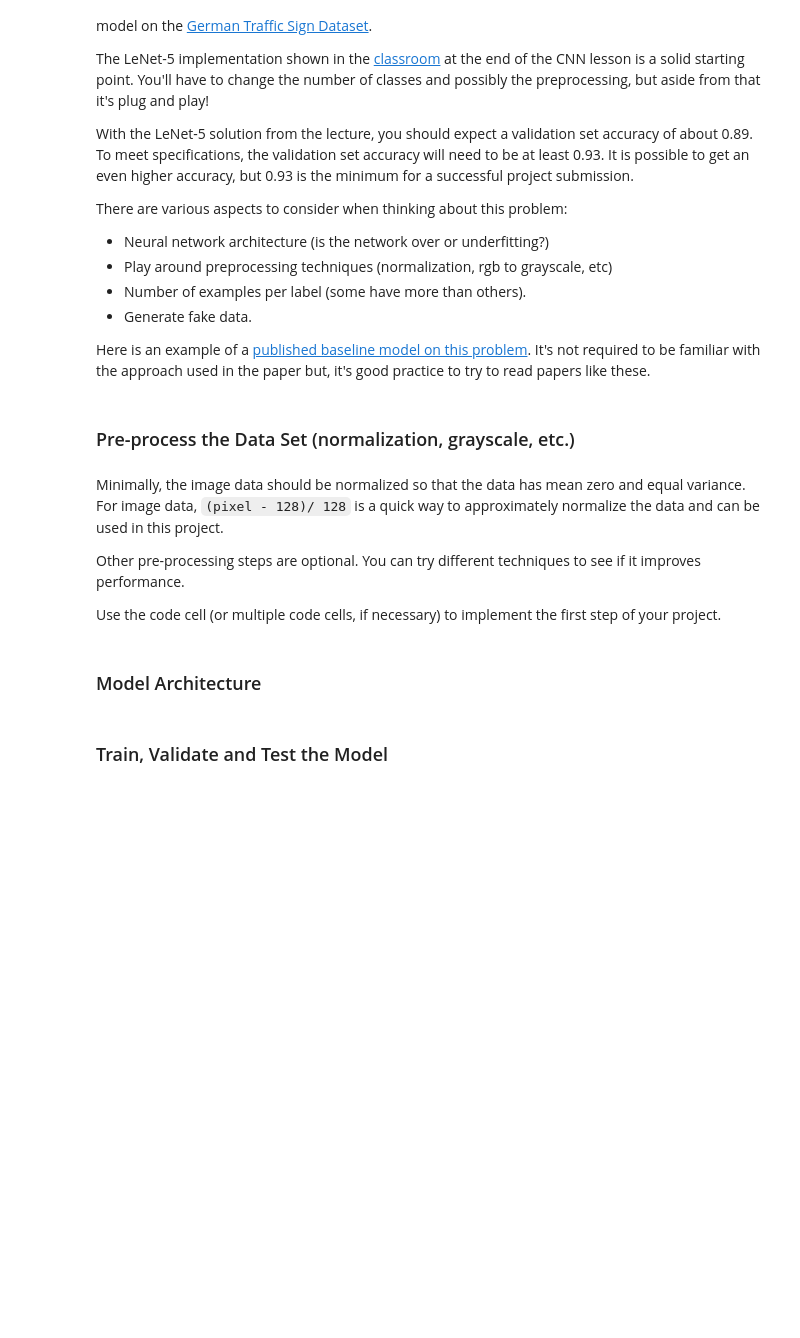
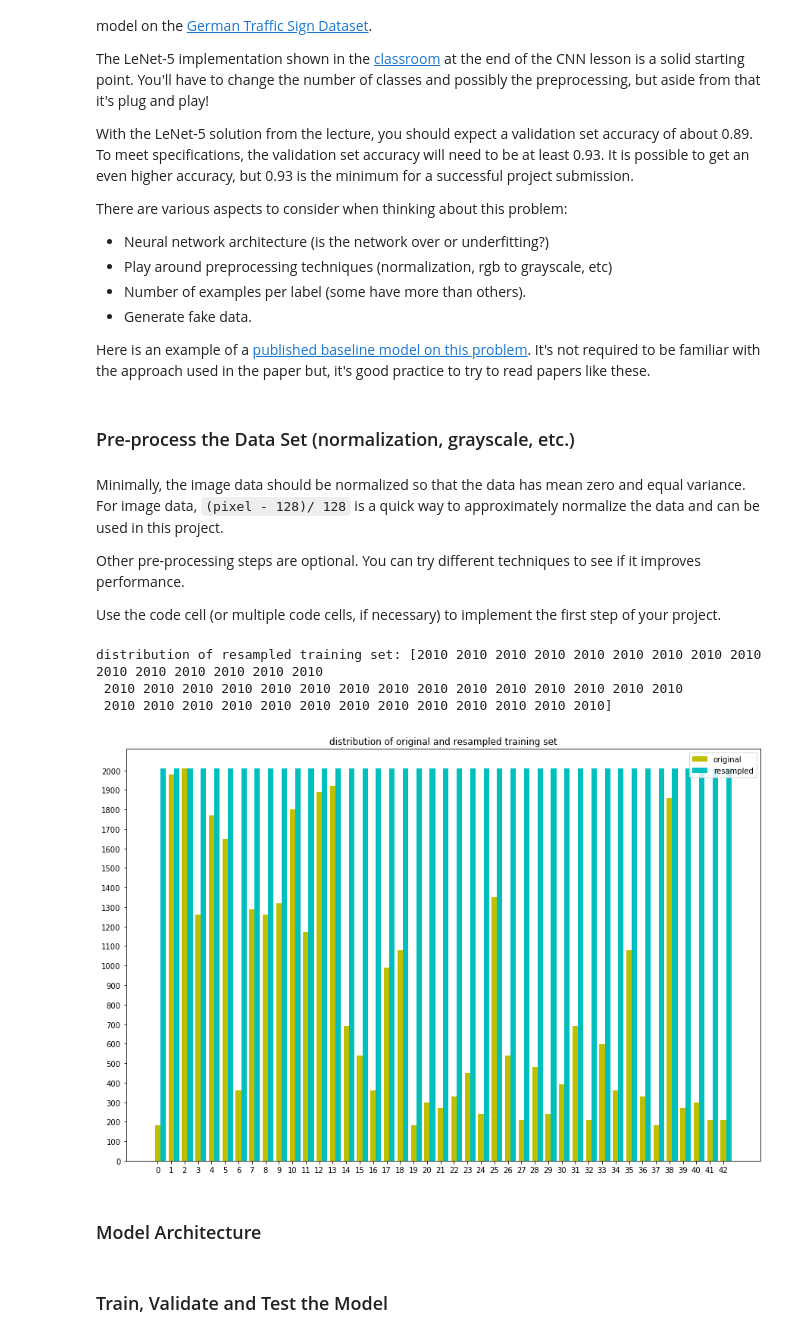
Before and after one commit to chaussitag/CarND-Traffic-Sign-Classifier-Project, a Jupyter notebook: Traffic_Sign_Classifier.ipynb, the cells around one changed output. Saved outputs shown, nothing was run; the diff lists cells and outputs as text; code cells hidden in the pictures; blank space fills up the shorter version.

```diff
--- a/Traffic_Sign_Classifier.ipynb
+++ b/Traffic_Sign_Classifier.ipynb
@@ -143,2 +174,77 @@ Use the code cell (or multiple code cells, if necessary) to implement the first
+# %%
+from sklearn.preprocessing import LabelBinarizer
+
+### !!!NOTE!!! imblearn should be installed, refers to https://github.com/scikit-learn-contrib/imbalanced-learn
+from imblearn.over_sampling import ADASYN, SMOTE, RandomOverSampler
+
+### Preprocess the data here. It is required to normalize the data. Other preprocessing steps could include
+### converting to grayscale, etc.
+### Feel free to use as many code cells as needed.
+
+def rgb_to_gray(rgb_image_batch):
+    # Y = 0.2125 R + 0.7154 G + 0.0721 B
+    gray_images = 0.2125 * rgb_image_batch[:, :, :, 0] + \
+                  0.7154 * rgb_image_batch[:, :, :, 1] + \
+                  0.0721 * rgb_image_batch[:, :, :, 2]
+    gray_images = np.expand_dims(gray_images, axis=3)
+    return gray_images.astype(np.float32)
+
+def preprocess_images(image_data):
+    # convert to grayscale
+    gray_data = rgb_to_gray(image_data)
+    # normalize each pixel value to [-1, 1]
+    norm_data = (gray_data - 128.0) / 128.0
+    return norm_data.astype(np.float32)
+
+def one_hot_labels(image_labels, class_num):
+    lb = LabelBinarizer()
+    lb.fit(range(0, class_num))
+    return lb.transform(image_labels).astype(np.float32)
+
+X_train = preprocess_images(X_train)
+X_valid = preprocess_images(X_valid)
+X_test  = preprocess_images(X_test)
+
+# Over-sampling the minority class using package imblearn.over_sampling
+# use the SMOTE algorithm
+# resample
+resampler = SMOTE()
+img_h, img_w, img_depth = X_train.shape[1:4]
+X_train = X_train.reshape(n_train, -1)
+# after resampling, each class has the same number of samples
+X_train, y_train = resampler.fit_sample(X_train, y_train)
+X_train = X_train.reshape(-1, img_h, img_w, img_depth)
+
+# counts number of samples for each class after resampling
+_, counts_for_resampled_train = np.unique(y_train, return_counts=True)
+
+# one-hot the labels
+y_train = one_hot_labels(y_train, n_classes)
+y_valid = one_hot_labels(y_valid, n_classes)
+y_test  = one_hot_labels(y_test, n_classes)
+
+
+# visualize distribution of the original and resampled training set
+print("distribution of resampled training set: %s" %(counts_for_resampled_train,))
+
+fig2, axes2 = plt.subplots(1)
+fig2_default_size = fig2.get_size_inches()
+fig2.set_size_inches(fig2_default_size[0] * 2.5, fig2_default_size[1] * 2.5)
+axes2.set_title("distribution of original and resampled training set")
+axes2.set_yticks(range(0, np.max(counts_for_train), 100))
+axes2.set_xticks(range(0, 3 * n_classes, 3))
+axes2.set_xticklabels(range(0, n_classes))
+bar_width = 1.2
+x_indices = sign_values * 3
+rects_train_original = axes2.bar(x_indices, counts_for_train, width=bar_width, color='y')
+rects_valid_resampled = axes2.bar(x_indices + bar_width, counts_for_resampled_train, width=bar_width, color='c')
+axes2.legend((rects_train_original[0], rects_valid_resampled[0]), ('original', 'resampled'))
+
+plt.show()
+# %% [output]
+distribution of resampled training set: [2010 2010 2010 2010 2010 2010 2010 2010 2010 2010 2010 2010 2010 2010 2010
+ 2010 2010 2010 2010 2010 2010 2010 2010 2010 2010 2010 2010 2010 2010 2010
+ 2010 2010 2010 2010 2010 2010 2010 2010 2010 2010 2010 2010 2010]
+[figure, added]
 # %% [markdown]
 ### Model Architecture
```
Also changed, not shown: parts of 17 cells of this notebook, 17 other files.
